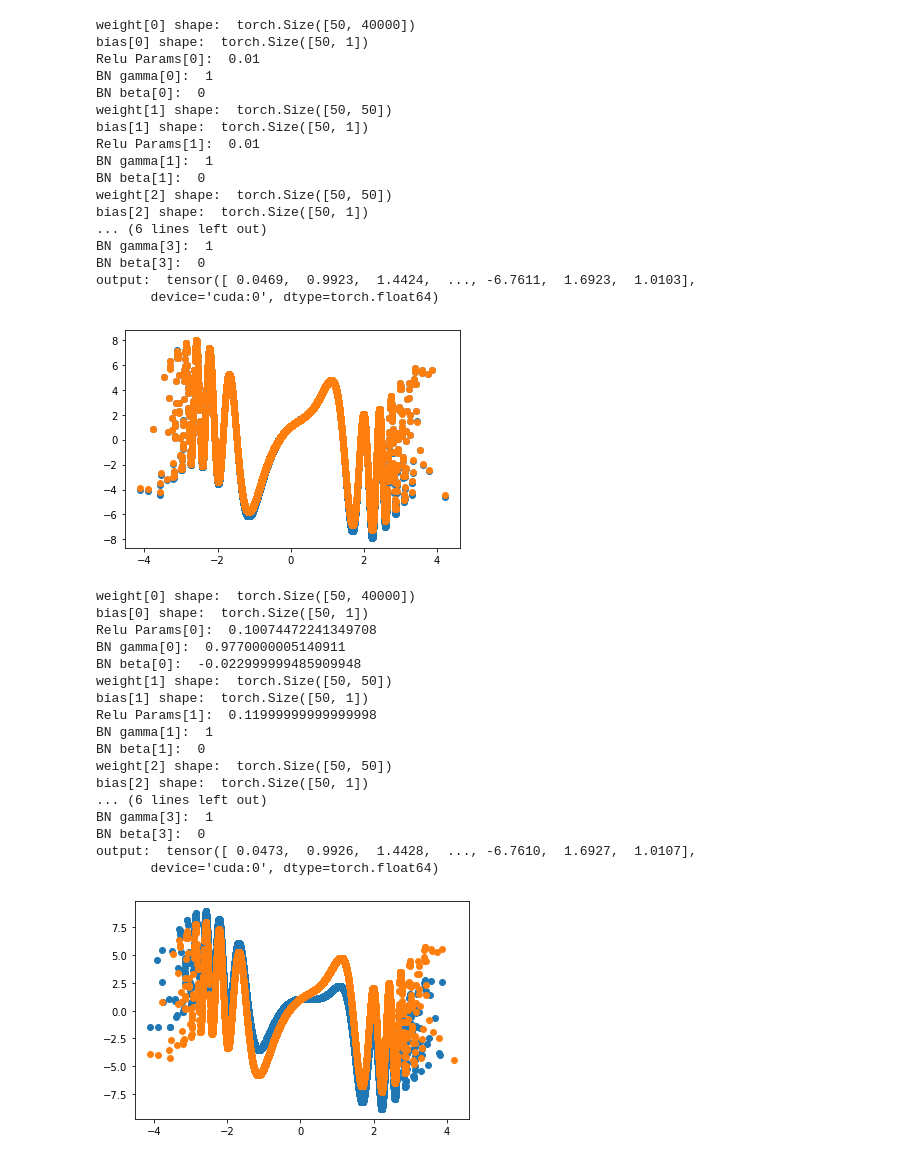
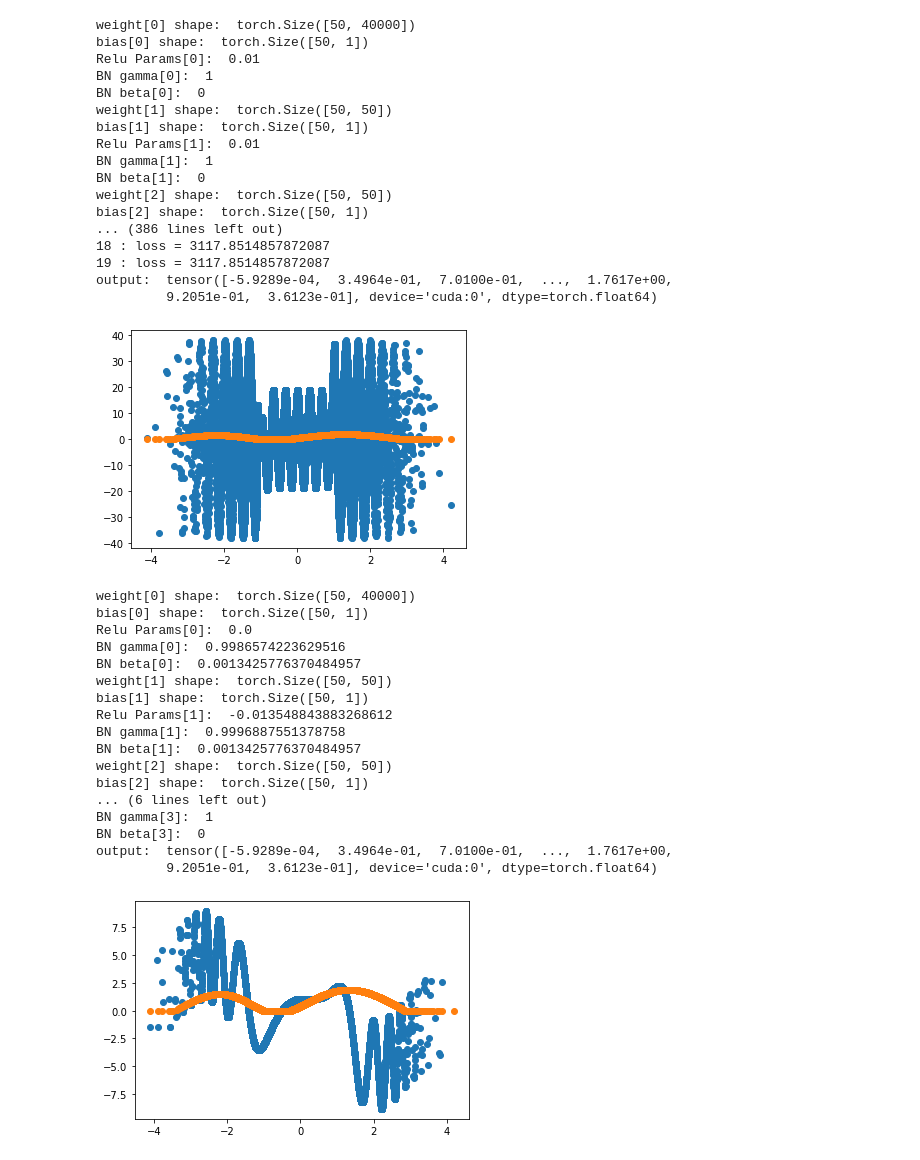
Before and after one commit to jz2010927/DNN, a Jupyter notebook: dnnPureLinear.ipynb, the cells around one changed output. Drawn from its saved outputs; the diff is of its cells as text; code cells hidden in the pictures.

```diff
--- a/dnnPureLinear.ipynb
+++ b/dnnPureLinear.ipynb
@@ -233,17 +233,16 @@ class DNN(object):
         self.targetY = targetY
         for e in range(epoch):
             self.forward(self.inputs)
-            if epoch % 100 == 0 and epoch != 0:
-                loss = torch.norm(self.layers['A'][-1] - self.targetY)
-                print(e, f': loss = {loss}')
-                if loss < 5.0 or e > int(epoch/2):
-                    for k,v in self.lr.items():
-                        self.lr[k] /= 2
-                if loss < 2.0 or e > int(epoch*0.9):
-                    for k,v in self.lr.items():
-                        self.lr[k] /= 5
-                if loss < 1.0 or torch.isnan(loss):
-                    return
+            loss = torch.norm(self.layers['A'][-1] - self.targetY)
+            print(e, f': loss = {loss}')
+            if loss < 5.0 or e > int(epoch/2):
+                for k,v in self.lr.items():
+                    self.lr[k] /= 2
+            if loss < 2.0 or e > int(epoch*0.9):
+                for k,v in self.lr.items():
+                    self.lr[k] /= 5
+            if loss < 1.0 or torch.isnan(loss):
+                return
 #                 print(f'{i} Loss: ', torch.mean(self.lossFunc['mse'](self.layers['A'][-1], self.targetY)).item())
 #                 print(epoch/100, ': \n', torch.transpose(self.layers['A'][-1], 0, 1))
             self.backprop()
@@ -295,67 +294,71 @@ class DNN(object):
 if __name__ == '__main__':
     layers = (50, 50, 50, 40000)
     aFuncs = ('PRelu', 'PRelu', 'PRelu', 'PRelu')
-    normLayer = (True, False, True, False)
-    batchSize = 10
+    normLayer = (True, True, True, False)
+    epoch = 20
     nn1 = DNN(layers, aFuncs)
     nn1.setBackProp(PRelu=True, Norm=normLayer)
+    # 训练数据
     # 所有input全部变型成 m x 1 的形状
     testInput = torch.randn((200, 200), dtype=DTYPE['f64'], device=DEVICE[DEVICE_CHOICE])
     testInput = testInput.view(-1, 1)
-    targetY = 5*torch.sin(testInput**3) + 2*torch.cos(2*testInput-1) - torch.tanh(testInput)
     # 生成权重和偏移
     nn1.genParam(testInput)
     nn1.printShape()
     # 训练
-    nn1.train(testInput, targetY, nanInvestigate=0, epoch=35)
+    for i in range(1, 20, 1):
+        # 生成目标输出
+        targetY = (i*torch.sin(testInput**i) + i*torch.cos(i*testInput-i)) * torch.tanh(testInput+i)
+        nn1.train(testInput, targetY, nanInvestigate=0, epoch=epoch)
     # 预测
     estimateY = nn1.predict(testInput)
 
     plt.scatter(testInput.cpu().numpy().flatten(), targetY.cpu().numpy().flatten())
     plt.scatter(testInput.cpu().numpy().flatten(), estimateY.cpu().numpy().flatten())
     plt.show()
     nn1.printShape()
 
+    # 测试数据
     testInput2 = torch.randn((200, 200), dtype=DTYPE['f64'], device=DEVICE[DEVICE_CHOICE]).view(-1, 1)
     targetY2 = 4*torch.sin(testInput2**3) + 2*torch.cos(2*testInput2-1) - 3*torch.tanh(testInput2)
     estimateY2 = nn1.predict(testInput2)
     plt.scatter(testInput2.cpu().numpy().flatten(), targetY2.cpu().numpy().flatten())
     plt.scatter(testInput.cpu().numpy().flatten(), estimateY2.cpu().numpy().flatten())
     plt.show()
 # %% [output]
 weight[0] shape:  torch.Size([50, 40000])
 bias[0] shape:  torch.Size([50, 1])
 Relu Params[0]:  0.01
 BN gamma[0]:  1
 BN beta[0]:  0
 weight[1] shape:  torch.Size([50, 50])
 bias[1] shape:  torch.Size([50, 1])
 Relu Params[1]:  0.01
 BN gamma[1]:  1
 BN beta[1]:  0
 weight[2] shape:  torch.Size([50, 50])
 bias[2] shape:  torch.Size([50, 1])
-... (6 lines left out)
-BN gamma[3]:  1
-BN beta[3]:  0
-output:  tensor([ 0.0469,  0.9923,  1.4424,  ..., -6.7611,  1.6923,  1.0103],
-       device='cuda:0', dtype=torch.float64)
+... (386 lines left out)
+18 : loss = 3117.8514857872087
+19 : loss = 3117.8514857872087
+output:  tensor([-5.9289e-04,  3.4964e-01,  7.0100e-01,  ...,  1.7617e+00,
+         9.2051e-01,  3.6123e-01], device='cuda:0', dtype=torch.float64)
-[figure, old version]
+[figure, new version]
 weight[0] shape:  torch.Size([50, 40000])
 bias[0] shape:  torch.Size([50, 1])
-Relu Params[0]:  0.10074472241349708
-BN gamma[0]:  0.9770000005140911
-BN beta[0]:  -0.022999999485909948
+Relu Params[0]:  0.0
+BN gamma[0]:  0.9986574223629516
+BN beta[0]:  0.0013425776370484957
 weight[1] shape:  torch.Size([50, 50])
 bias[1] shape:  torch.Size([50, 1])
-Relu Params[1]:  0.11999999999999998
-BN gamma[1]:  1
-BN beta[1]:  0
+Relu Params[1]:  -0.013548843883268612
+BN gamma[1]:  0.9996887551378758
+BN beta[1]:  0.0013425776370484957
 weight[2] shape:  torch.Size([50, 50])
 bias[2] shape:  torch.Size([50, 1])
 ... (6 lines left out)
 BN gamma[3]:  1
 BN beta[3]:  0
-output:  tensor([ 0.0473,  0.9926,  1.4428,  ..., -6.7610,  1.6927,  1.0107],
-       device='cuda:0', dtype=torch.float64)
+output:  tensor([-5.9289e-04,  3.4964e-01,  7.0100e-01,  ...,  1.7617e+00,
+         9.2051e-01,  3.6123e-01], device='cuda:0', dtype=torch.float64)
-[figure, old version]
+[figure, new version]
```
